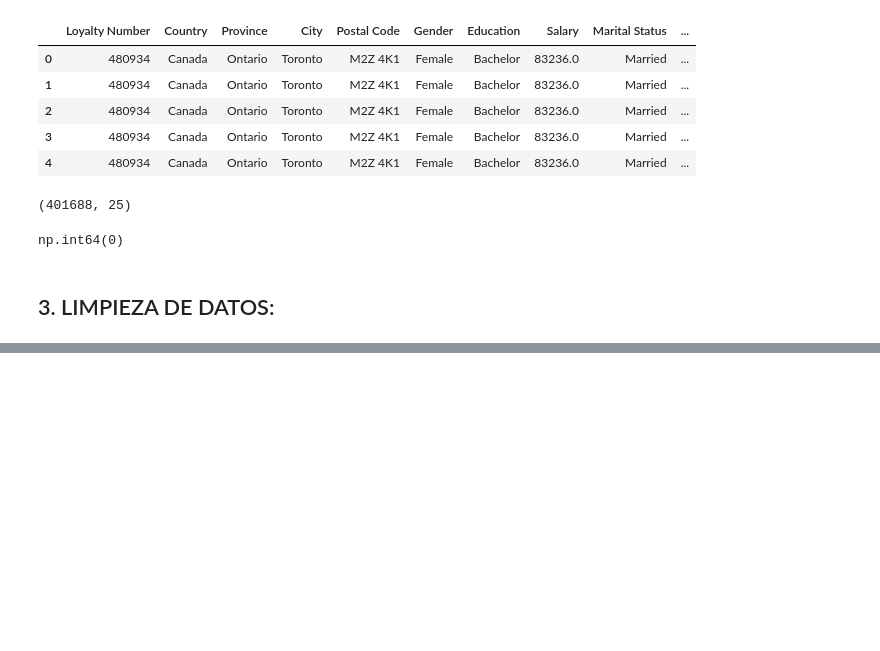
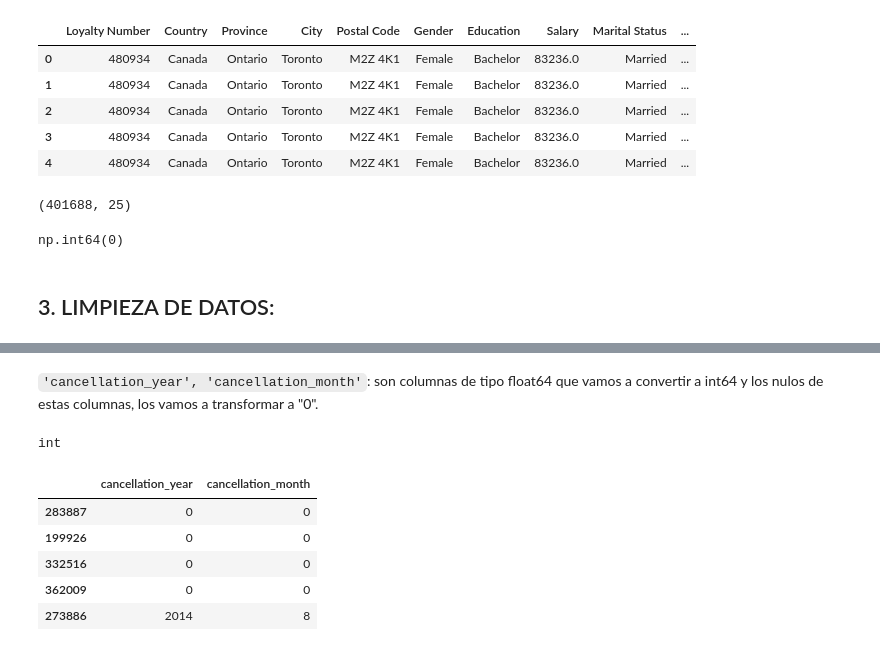
Before and after one commit to Adalab/bda-modulo-3-evaluacion-final-sansisimon, a Jupyter notebook: fase-1.ipynb, the cells around one changed output, grey strips where cells are left out. Cells and saved outputs as stored; diff of their text form; code cells hidden in the pictures; blank space fills up the shorter version.

```diff
--- a/fase-1.ipynb
+++ b/fase-1.ipynb
@@ -324,0 +383,17 @@ df = pd.read_csv('files/datos_totales.csv')
+# %% [markdown]
+`'cancellation_year', 'cancellation_month'`: son columnas de tipo float64 que vamos a convertir a int64 y los nulos de estas columnas, los vamos a transformar a "0".
+# %%
+def convertir_a_int (dato):
+    """convertir_a_int: convierte datos a integer
+
+    Arguments:
+        dato {str, float} -- dato insertado para convertir a integer
+
+    Returns:
+        int -- dato convertido a int
+    """
+    try:
+        return int(dato)
+
+    except: #para los nulos:
+        return 0
@@ -324,0 +404,18 @@ df = pd.read_csv('files/datos_totales.csv')
+# %%
+type(x)
+# %% [output]
+int
+# %%
+col_datatime = ['cancellation_year', 'cancellation_month']
+
+for col in col_datatime:
+    df[col] = df[col].apply(convertir_a_int)
+# %%
+df[['cancellation_year', 'cancellation_month']].sample(5)
+# %% [output]
+|  | cancellation_year | cancellation_month |
+| 283887 | 0 | 0 |
+| 199926 | 0 | 0 |
+| 332516 | 0 | 0 |
+| 362009 | 0 | 0 |
+| 273886 | 2014 | 8 |
```
Also changed, not shown: parts of 12 cells of this notebook, 2 other files.
